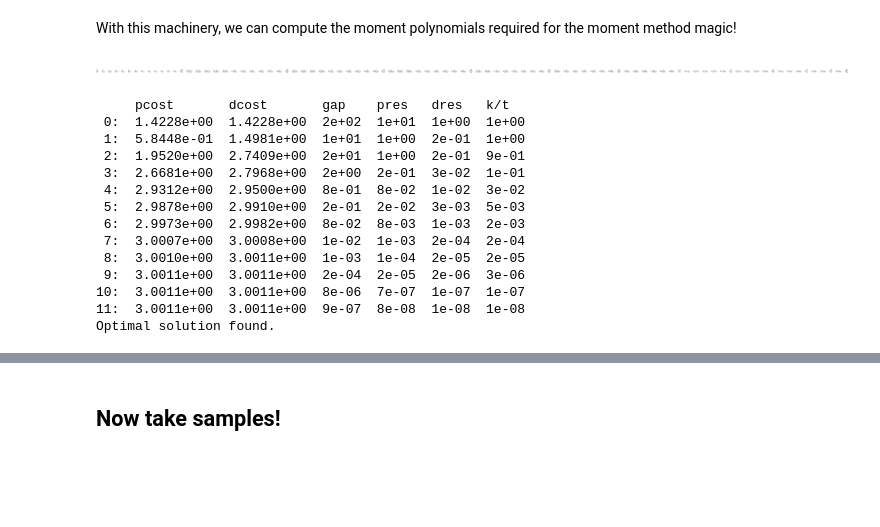
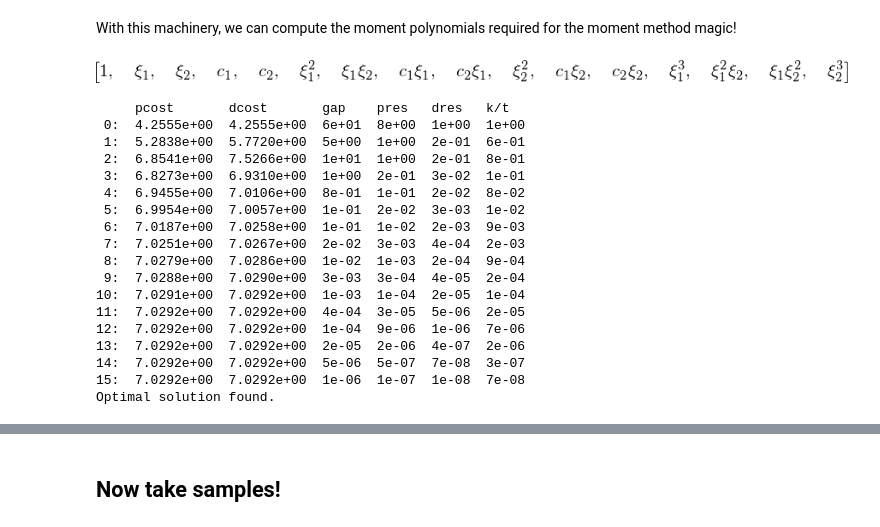
Before and after one commit to sidaw/polymom, a Jupyter notebook: MixtureOfGaussians.ipynb, the cells around one changed output, grey strips where cells are left out. Cells and saved outputs as stored; diff of their text form; code cells hidden in the pictures; blank space fills up the shorter version.

```diff
--- a/MixtureOfGaussians.ipynb
+++ b/MixtureOfGaussians.ipynb
@@ -29,14 +29,15 @@ Let's construct a toy example for the rest of this document.
 
 Let $\xi_1, ..., \xi_K \in \Re^D$ be the set of means. Let $c_1, ..., c_K \in \Re^D$ be the set of diagonal covariances.
 # %%
-k = 6
-d = 6
-degobs = 3
-degmm = 2
+k = 2
+d = 2
+degobs = 4
+degmm = 3
 
 sc.random.seed(101)
-gm = models.GaussianMixtureModel.generate('', k, d, means='hypercube', cov='spherical_uniform')
+gm = models.GaussianMixtureModel.generate('', k, d, means='hypercube', cov='spherical')
 
+monos = gm.polymom_monos(degmm)
 constraints = gm.polymom_all_constraints(degobs)
 xis = gm.sym_means
 covs = gm.sym_covs
@@ -49,27 +50,31 @@ The polynomial constraints are as follows
 # %% [markdown]
 With this machinery, we can compute the moment polynomials required for the moment method magic!
 # %%
-MM = mp.MomentMatrix(degmm, sym_all, morder='grevlex')
+MM = mp.MomentMatrix(degmm, sym_all, morder='grevlex', monos=monos)
 display(MM.row_monos)
 # %% [output]
-[figure, old version]
+[figure, new version]
 # %%
 cin = mp.solvers.get_cvxopt_inputs(MM, constraints)
 solsdp = cvxopt.solvers.sdp(cin['c'], Gs=cin['G'], hs=cin['h'], A=cin['A'], b=cin['b'])
 # %% [output]
      pcost       dcost       gap    pres   dres   k/t
- 0:  1.4228e+00  1.4228e+00  2e+02  1e+01  1e+00  1e+00
- 1:  5.8448e-01  1.4981e+00  1e+01  1e+00  2e-01  1e+00
- 2:  1.9520e+00  2.7409e+00  2e+01  1e+00  2e-01  9e-01
- 3:  2.6681e+00  2.7968e+00  2e+00  2e-01  3e-02  1e-01
- 4:  2.9312e+00  2.9500e+00  8e-01  8e-02  1e-02  3e-02
- 5:  2.9878e+00  2.9910e+00  2e-01  2e-02  3e-03  5e-03
- 6:  2.9973e+00  2.9982e+00  8e-02  8e-03  1e-03  2e-03
- 7:  3.0007e+00  3.0008e+00  1e-02  1e-03  2e-04  2e-04
- 8:  3.0010e+00  3.0011e+00  1e-03  1e-04  2e-05  2e-05
- 9:  3.0011e+00  3.0011e+00  2e-04  2e-05  2e-06  3e-06
-10:  3.0011e+00  3.0011e+00  8e-06  7e-07  1e-07  1e-07
-11:  3.0011e+00  3.0011e+00  9e-07  8e-08  1e-08  1e-08
+ 0:  4.2555e+00  4.2555e+00  6e+01  8e+00  1e+00  1e+00
+ 1:  5.2838e+00  5.7720e+00  5e+00  1e+00  2e-01  6e-01
+ 2:  6.8541e+00  7.5266e+00  1e+01  1e+00  2e-01  8e-01
+ 3:  6.8273e+00  6.9310e+00  1e+00  2e-01  3e-02  1e-01
+ 4:  6.9455e+00  7.0106e+00  8e-01  1e-01  2e-02  8e-02
+ 5:  6.9954e+00  7.0057e+00  1e-01  2e-02  3e-03  1e-02
+ 6:  7.0187e+00  7.0258e+00  1e-01  1e-02  2e-03  9e-03
+ 7:  7.0251e+00  7.0267e+00  2e-02  3e-03  4e-04  2e-03
+ 8:  7.0279e+00  7.0286e+00  1e-02  1e-03  2e-04  9e-04
+ 9:  7.0288e+00  7.0290e+00  3e-03  3e-04  4e-05  2e-04
+10:  7.0291e+00  7.0292e+00  1e-03  1e-04  2e-05  1e-04
+11:  7.0292e+00  7.0292e+00  4e-04  3e-05  5e-06  2e-05
+12:  7.0292e+00  7.0292e+00  1e-04  9e-06  1e-06  7e-06
+13:  7.0292e+00  7.0292e+00  2e-05  2e-06  4e-07  2e-06
+14:  7.0292e+00  7.0292e+00  5e-06  5e-07  7e-08  3e-07
+15:  7.0292e+00  7.0292e+00  1e-06  1e-07  1e-08  7e-08
 Optimal solution found.
 # %%
 sol_lasserre = mp.extractors.extract_solutions_lasserre(MM, solsdp['x'], Kmax = k)
```
Also changed, not shown: parts of 9 cells of this notebook, 3 other files.
